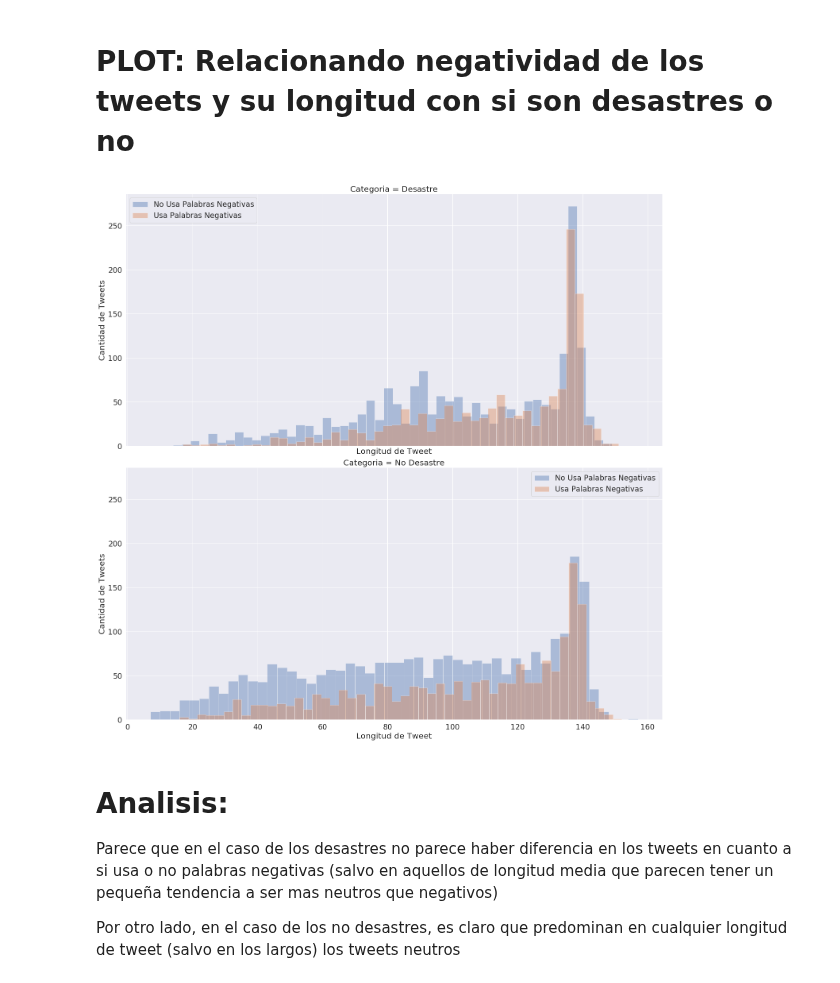
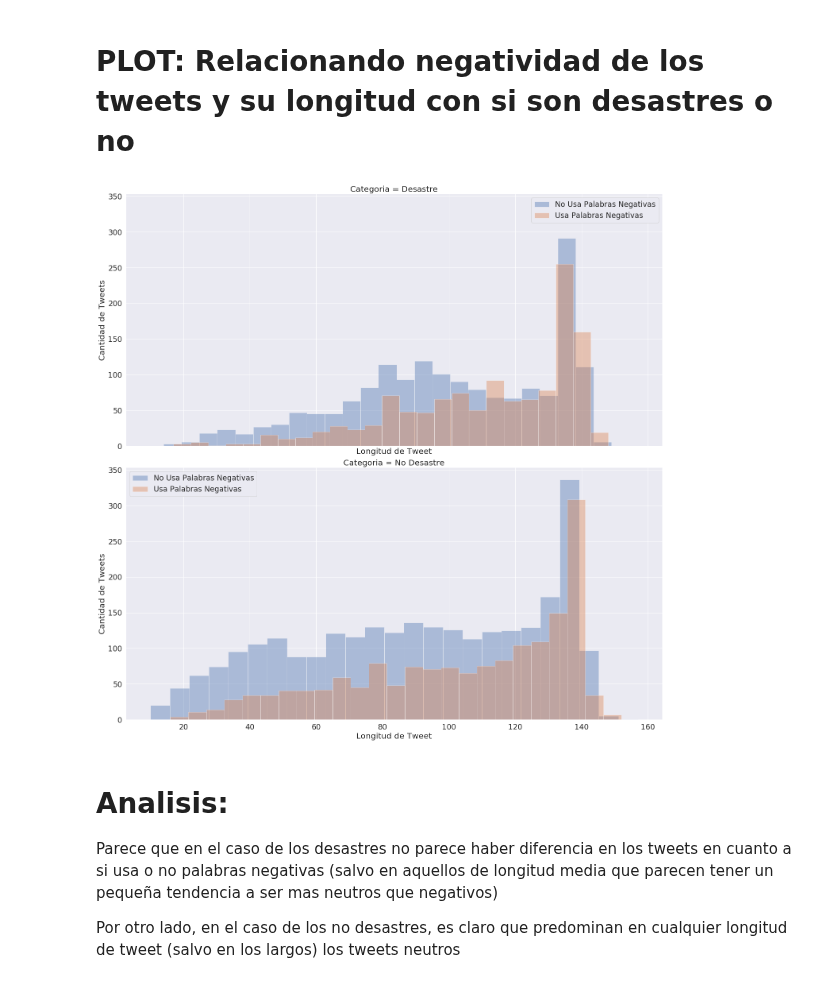
Before and after one commit to axelmpm/TP1_DATOS_1C_2020, a Jupyter notebook: Axel/A_Negatividad.ipynb, the cells around one changed output. Saved outputs shown, nothing was run; the diff lists cells and outputs as text; code cells hidden in the pictures.

Commit message:
termino con mis plots

```diff
--- a/Axel/A_Negatividad.ipynb
+++ b/Axel/A_Negatividad.ipynb
@@ -115,13 +110,13 @@ A_tweetsTruncated = A_tweets[ A_tweets['coarse-grained negativity'] <= truncatin
 #SE CALCULA P(desastre | negatividad = n) (tarda 50mins)
 
 A_label = 'conditional probability of disaster given negativity'
-A_tweetsTruncated[A_label] = A_tweetsTruncated.apply(lambda row : probabilityOfGivenThat(isDisaster,
-                                                                       lambda x : x['coarse-grained negativity'] == row['coarse-grained negativity'],
-                                                                      A_tweetsTruncated), axis = 1)
+#A_tweets[A_label] = A_tweets.apply(lambda row : probabilityOfGivenThat(isDisaster,
+                                                                       #lambda x : x['coarse-grained negativity'] == row['coarse-grained negativity'],
+                                                                      #A_tweetsTruncated), axis = 1)
 
-#A_tweetsTruncated = A_tweetsTruncated.drop(columns = ['Unnamed: 0'])
-#A_tweetsTruncated.to_csv('tweets_truncados_con_probabilidad_condicional_dada_una_negatividad.csv')
+#A_tweets = A_tweets.drop(columns = ['Unnamed: 0'])
+#A_tweets.to_csv('tweets_truncados_con_probabilidad_condicional_dada_una_negatividad.csv')
 
 #SE CARGA EL DATASET PRE PROCESADO
 
-#A_tweetsTruncated = pd.read_csv(generateAbsolutePath("tweets_truncados_con_probabilidad_condicional_dada_una_negatividad.csv", exists = True))
+A_tweets = pd.read_csv(generateAbsolutePath("tweets_truncados_con_probabilidad_condicional_dada_una_negatividad.csv", exists = True))
@@ -219,0 +198,20 @@ ValueError: Could not interpret input 'Keys'
+# %%
+#MOLDEANDO DATA
+
+#(AGREGA) CAMPO DE TARGET CON NOMBRES MAS DETALLADOS QUE 1 o 0
+A_tweets['Categoria'] = A_tweets.apply(lambda row : mapBinaryLabel(row['target'],['Desastre','No Desastre']), axis = 1)
+
+#(AGREGA) CAMPO DE LONGITUD DE TWEETS
+A_tweets['length'] = A_tweets.apply(lambda row : len(row['text']), axis = 1)
+
+#(AGREGA) CAMPO DE PALABRAS NEGATIVAS
+A_tweets['usa palabras negativas'] = A_tweets.apply(lambda row : mapBinaryLabel(hasCertainWords(row['text'],A_NEGATIVE_WORDS),['Usa Palabras Negativas','No Usa Palabras Negativas']), axis = 1)
+# %%
+#BUSCANDO UNA CANTIDAD RAZONABLE SOBRE LA QUE DISCRETIZAR LOS DIFERENTES NIVELES DE LONGITUD
+
+maxbins = A_tweets.groupby('length').count().shape[0]
+print("maxbins: ",maxbins)
+
+for bucketSize in range(1,11):
+    A_tweets['coarse-grained length'] =  A_tweets.apply(lambda row : round(row['length']/bucketSize)*bucketSize, axis = 1)
+    print("bucketSize: ",bucketSize,"bins: ",A_tweets.groupby('coarse-grained length').count().shape[0])
@@ -220,2 +248,6 @@ ValueError: Could not interpret input 'Keys'
+# %%
+#SE ELIMINAN TWEETS EN CLASES DE LONGITUD CHICAS
+
+A_tweets = A_tweets[ A_tweets.apply(lambda row : len(row['text']) >= 10 and len(row['text']) <= 150, axis = 1)]
 # %% [markdown]
 # PLOT: Relacionando negatividad de los tweets y su longitud con si son desastres o no
@@ -234,14 +254,14 @@ A_tweets1['usa palabras negativas'] = A_tweets1.apply(lambda row : mapBinaryLabe
 # %%
 sns.set(font_scale = 1.7)
-fg1 = sns.FacetGrid(A_tweets1, hue = 'usa palabras negativas',row = 'Categoria', height = 10, aspect = 2)
-v = fg1.map(sns.distplot, "length", kde = False, bins = 50 )
+fg1 = sns.FacetGrid(A_tweets, hue = 'usa palabras negativas',row = 'Categoria', height = 10, aspect = 2)
+v = fg1.map(sns.distplot, "length", kde = False, bins = 25 )
 
 
 for ax in v.axes.ravel():
     ax.legend()
     ax.set(xlabel = 'Longitud de Tweet', ylabel = 'Cantidad de Tweets')
 # %% [output]
-[figure, old version]
+[figure, new version]
 # %% [markdown]
 # Analisis:
 
```
Also changed, not shown: parts of 38 cells of this notebook, 2 other files.
